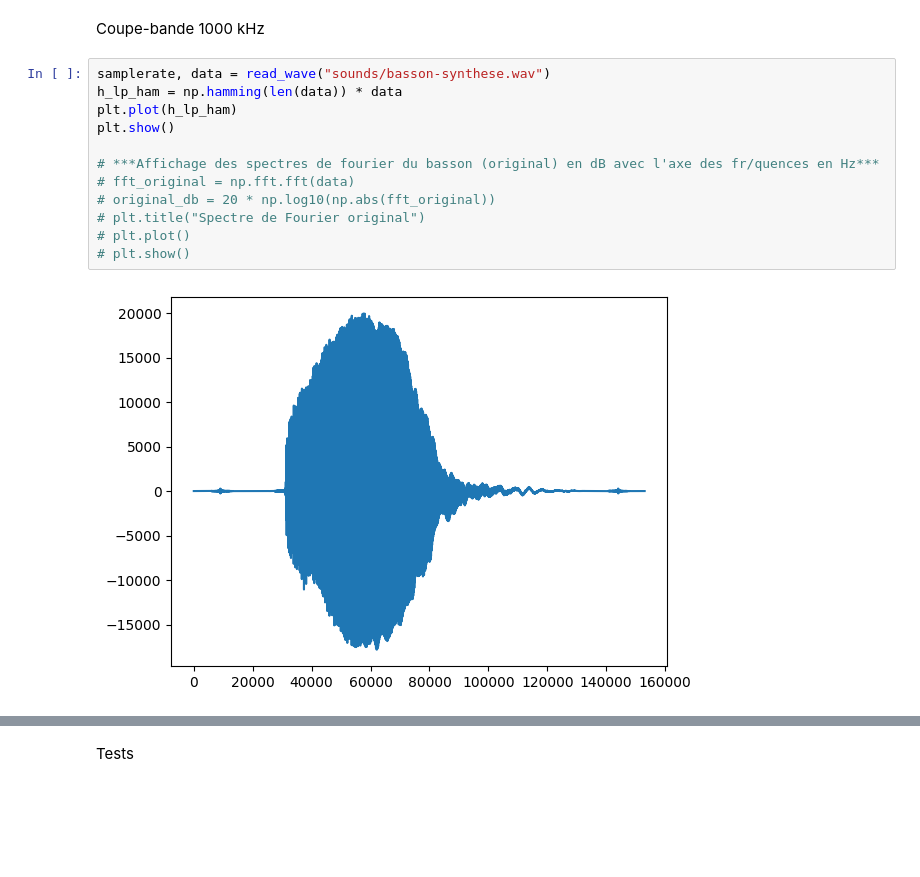
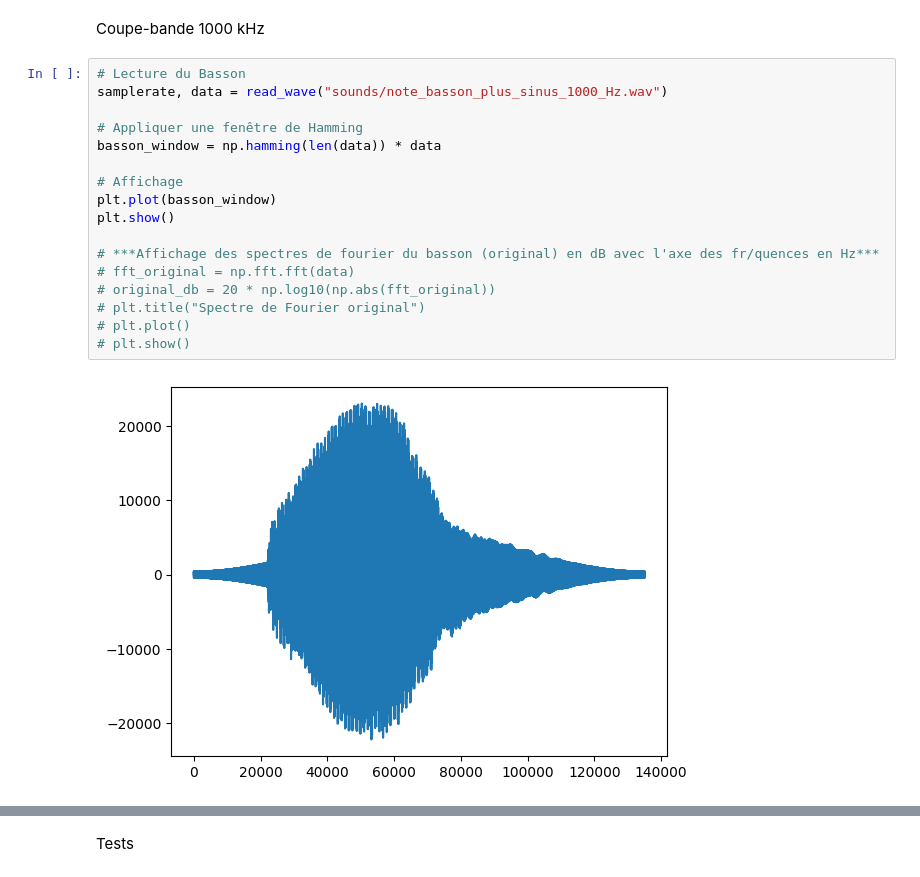
Before and after one commit to jactymilena/APP3_S5, a Jupyter notebook: problematique.ipynb, the cells around one changed output, grey strips where cells are left out. Cells and saved outputs as stored; diff of their text form; blank space fills up the shorter version.

```diff
--- a/problematique.ipynb
+++ b/problematique.ipynb
@@ -155,17 +155,22 @@ for k in notes:
 # %% [markdown]
 Coupe-bande 1000 kHz
 # %%
-samplerate, data = read_wave("sounds/basson-synthese.wav")
-h_lp_ham = np.hamming(len(data)) * data
-plt.plot(h_lp_ham)
+# Lecture du Basson
+samplerate, data = read_wave("sounds/note_basson_plus_sinus_1000_Hz.wav")
+
+# Appliquer une fenêtre de Hamming
+basson_window = np.hamming(len(data)) * data
+
+# Affichage
+plt.plot(basson_window)
 plt.show()
 
 # ***Affichage des spectres de fourier du basson (original) en dB avec l'axe des fr/quences en Hz***
 # fft_original = np.fft.fft(data)
 # original_db = 20 * np.log10(np.abs(fft_original))
 # plt.title("Spectre de Fourier original")
 # plt.plot()
 # plt.show()
 # %% [output]
-[figure, old version]
+[figure, new version]
 # %%
```
Also changed, not shown: parts of 2 cells of this notebook, 3 other files.
